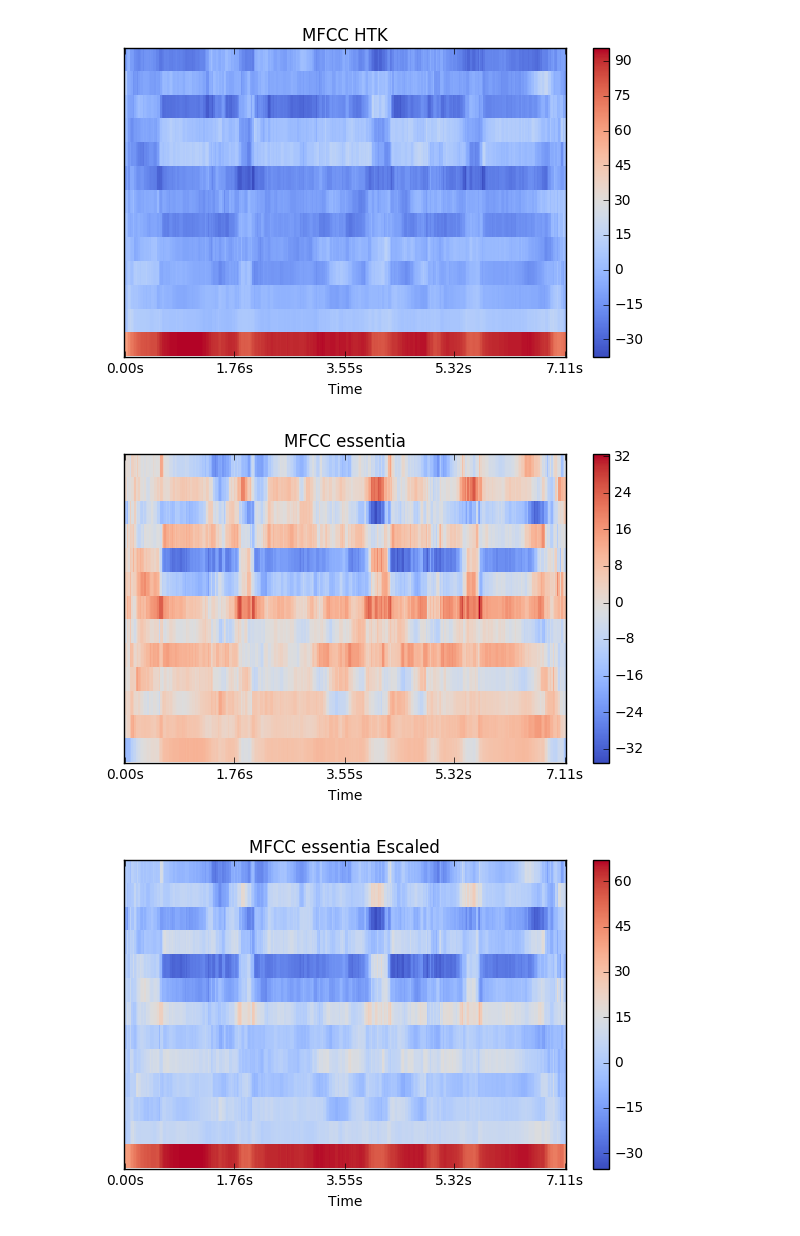
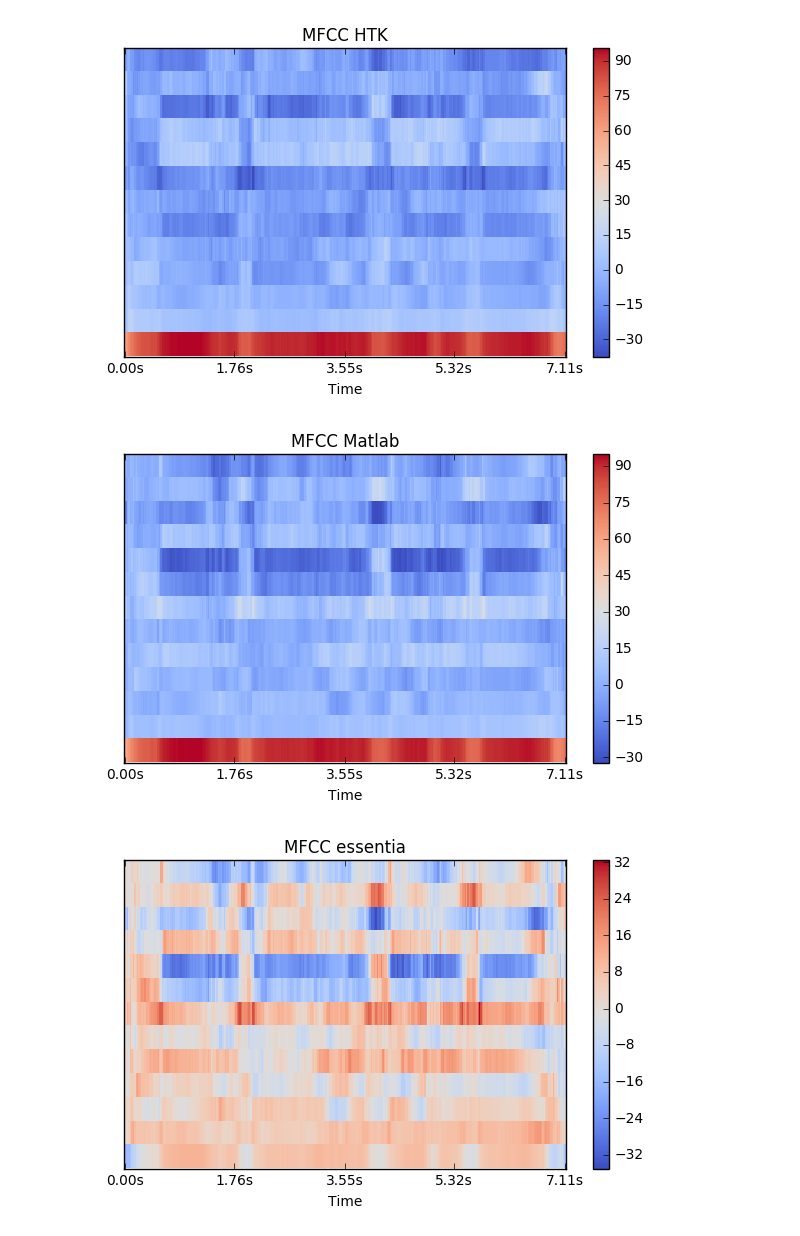
Before and after one commit to georgid/mfcc-htk-an-librosa, a Jupyter notebook: MFCC-htk-with-liftering-real-case-Test.ipynb, the cells around one changed output. Drawn from its saved outputs; the diff is of its cells as text; code cells hidden in the pictures.

Commit message:
Matlab result added

```diff
--- a/MFCC-htk-with-liftering-real-case-Test.ipynb
+++ b/MFCC-htk-with-liftering-real-case-Test.ipynb
@@ -19,13 +20,17 @@ htkMFCC = htkMFCC.T
 htkMFCC =htkMFCC[[-1,0,1,2,3,4,5,6,7,8,9,10,11],:]
 
 fs = 44100
-frameSize = 1102
-hopSize = 447
-spectrumSize = frameSize
-
 audio = ess.MonoLoader(filename = 'audio/vignesh.wav',
                                       sampleRate = fs)()
+
+matlabMFCC= sp.loadmat('matlab/MFCCs.mat')['MFCCs']
+#matlabMFCC = matlabMFCC[[-1,0,1,2,3,4,5,6,7,8,9,10,11],:]
 # %%
+frameSize = 1102
+hopSize = 447
+spectrumSize = frameSize
+
+
 w = ess.Windowing(type = 'hamming',
                     size = spectrumSize,
                     zeroPadding = 0,
@@ -63,32 +68,43 @@ essentiaMFCCOld = np.array(pool['MFCCOld'].T);
 essentiaMFCCEscaled = np.array(pool['MFCCEscaled'].T);
 
 # Ploting HTK
 lib.display.specshow(htkMFCC, x_axis='time')
 plt.colorbar()
 plt.title('MFCC HTK')
 plt.tight_layout()
 plt.show()
 
+#Ploting Matlab
+lib.display.specshow(matlabMFCC, x_axis='time')
+plt.colorbar()
+plt.title('MFCC Matlab')
+plt.tight_layout()
+plt.show()
+
+
 #Ploting essentia
 lib.display.specshow(essentiaMFCC, x_axis='time')
 plt.colorbar()
 plt.title('MFCC essentia')
 plt.tight_layout()
 plt.show()
+
 
 #Ploting essentia
 lib.display.specshow(essentiaMFCCEscaled, x_axis='time')
 plt.colorbar()
 plt.title('MFCC essentia Escaled')
 plt.tight_layout()
 plt.show()
 
+
+
 lib.display.specshow(essentiaMFCCOld, x_axis='time')
 plt.colorbar()
 plt.title('MFCC essentia Old')
 plt.tight_layout()
 plt.show()
 # %% [output]
 [figure]
-[figure, old version]
+[figure, new version]
-[figure, old version]
+[figure, new version]
```
Also changed, not shown: parts of 2 cells of this notebook.
